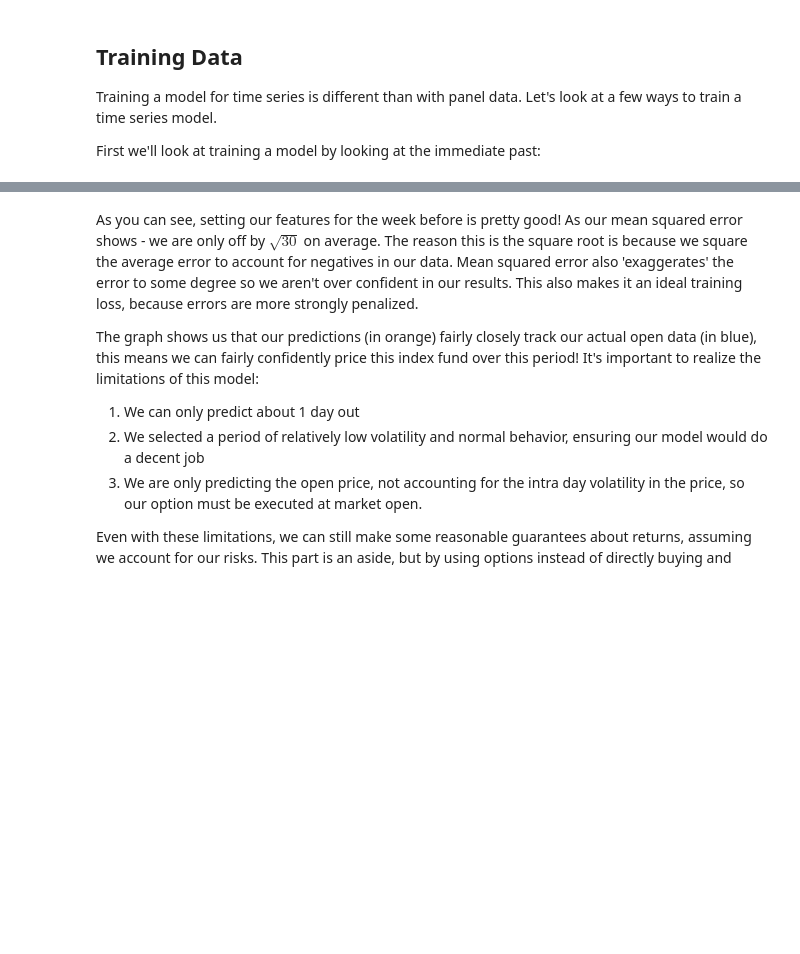
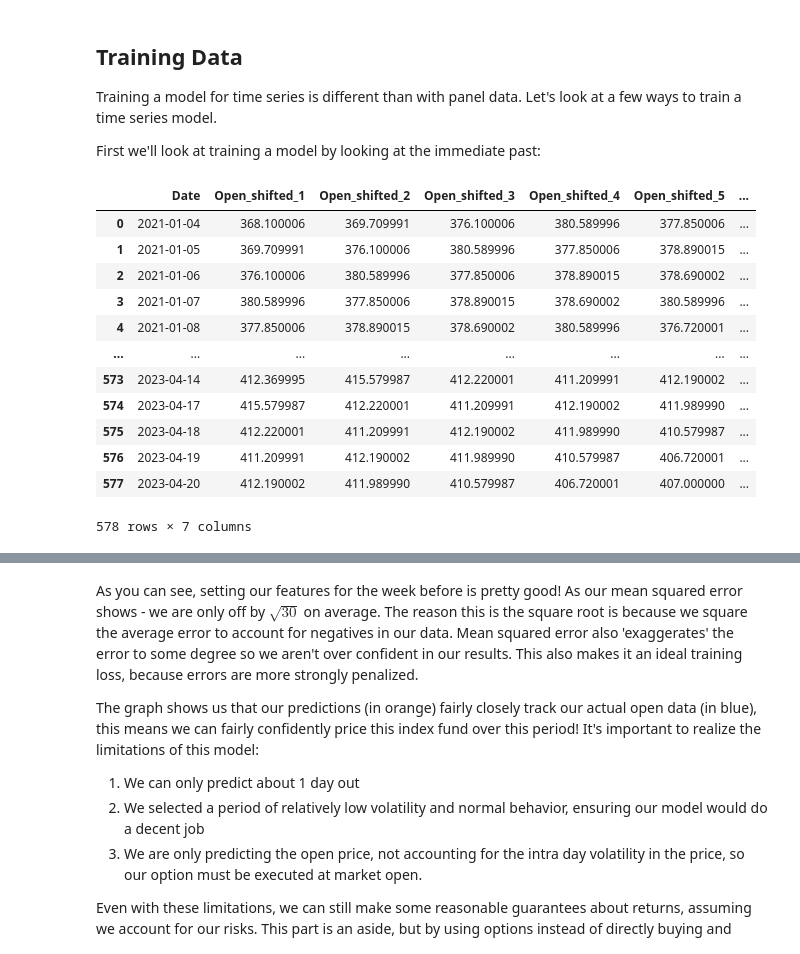
Before and after one commit to EricSchles/datascience_book, a Jupyter notebook: 6/Introduction to timeseries modeling.ipynb, the cells around one changed output, grey strips where cells are left out. Drawn from its saved outputs; the diff is of its cells as text; code cells hidden in the pictures; blank space fills up the shorter version.

```diff
--- a/6/Introduction to timeseries modeling.ipynb
+++ b/6/Introduction to timeseries modeling.ipynb
@@ -294,4 +294,20 @@ def generate_dataset(df, column, shift_range=7):
 
 sample = df[df.index.year > 2020]
 open_training = generate_dataset(sample, "Open", shift_range=7)
+# %%
+X.reset_index()
+# %% [output]
+|  | Date | Open_shifted_1 | Open_shifted_2 | Open_shifted_3 | Open_shifted_4 | Open_shifted_5 | ... |
+| 0 | 2021-01-04 | 368.100006 | 369.709991 | 376.100006 | 380.589996 | 377.850006 | ... |
+| 1 | 2021-01-05 | 369.709991 | 376.100006 | 380.589996 | 377.850006 | 378.890015 | ... |
+| 2 | 2021-01-06 | 376.100006 | 380.589996 | 377.850006 | 378.890015 | 378.690002 | ... |
+| 3 | 2021-01-07 | 380.589996 | 377.850006 | 378.890015 | 378.690002 | 380.589996 | ... |
+| 4 | 2021-01-08 | 377.850006 | 378.890015 | 378.690002 | 380.589996 | 376.720001 | ... |
+| ... | ... | ... | ... | ... | ... | ... | ... |
+| 573 | 2023-04-14 | 412.369995 | 415.579987 | 412.220001 | 411.209991 | 412.190002 | ... |
+| 574 | 2023-04-17 | 415.579987 | 412.220001 | 411.209991 | 412.190002 | 411.989990 | ... |
+| 575 | 2023-04-18 | 412.220001 | 411.209991 | 412.190002 | 411.989990 | 410.579987 | ... |
+| 576 | 2023-04-19 | 411.209991 | 412.190002 | 411.989990 | 410.579987 | 406.720001 | ... |
+| 577 | 2023-04-20 | 412.190002 | 411.989990 | 410.579987 | 406.720001 | 407.000000 | ... |
+578 rows × 7 columns
 # %%
```
Also changed, not shown: parts of 2 cells of this notebook.
